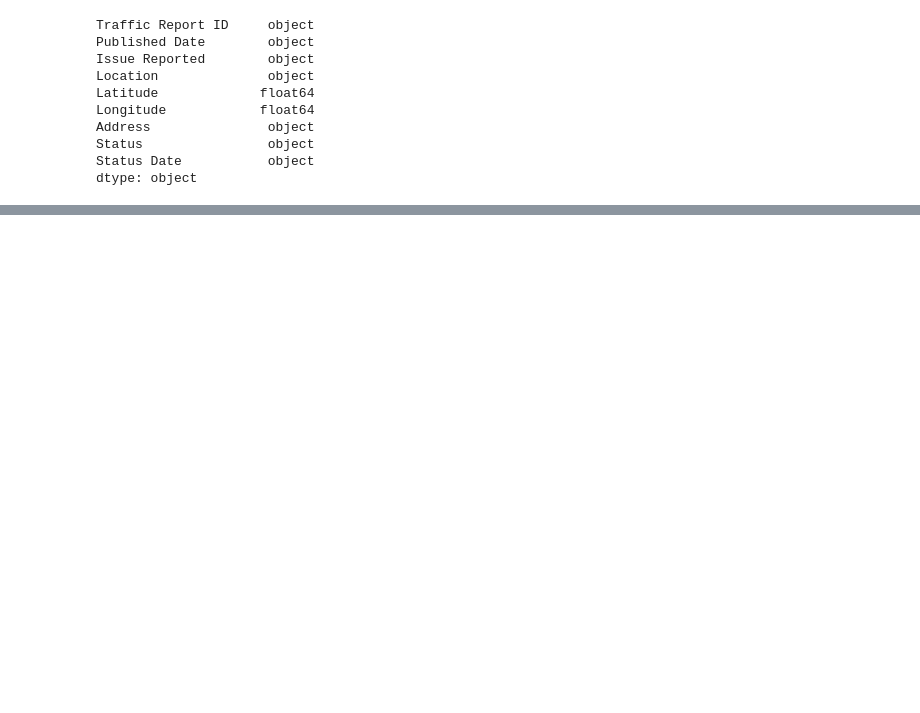
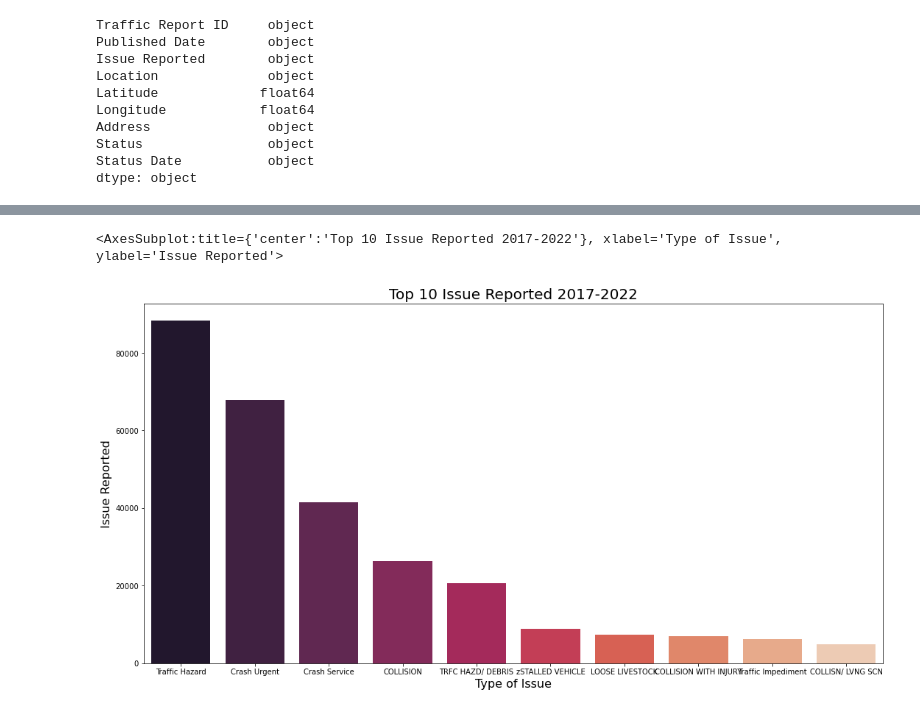
Before and after one commit to m3redithw/Austin-Realtime-Traffic-Incidents, a Jupyter notebook: eda.ipynb, the cells around one changed output, grey strips where cells are left out. Saved outputs shown, nothing was run; the diff lists cells and outputs as text; code cells hidden in the pictures; blank space fills up the shorter version.

```diff
--- a/eda.ipynb
+++ b/eda.ipynb
@@ -43,2 +47,4 @@ df.head()
 # %%
 df['Published Date'] = pd.to_datetime(df['Published Date'], infer_datetime_format=True)
+# %%
+df = df.set_index(df['Published Date'])
@@ -44,0 +79,3 @@ df['Published Date'] = pd.to_datetime(df['Published Date'], infer_datetime_forma
+# %%
+# Replace nulls with latitude and longitude
+df.Location.fillna("("+str(df.Latitude)+","+str(df.Longitude)+")", inplace = True)
@@ -44,0 +95,3 @@ df['Published Date'] = pd.to_datetime(df['Published Date'], infer_datetime_forma
+# %%
+# Drop the null values in latitude and longitude
+df = df.dropna(subset = ['Latitude', 'Longitude'])
@@ -44,0 +165,4 @@ df['Published Date'] = pd.to_datetime(df['Published Date'], infer_datetime_forma
+# %%
+# Put the top 10 issue and counts into a new dataframe
+issues = pd.DataFrame(df['Issue Reported'].value_counts().head(10))
+issues
@@ -44,0 +181,9 @@ df['Published Date'] = pd.to_datetime(df['Published Date'], infer_datetime_forma
+# %%
+plt.figure(figsize = (18,9))
+plt.xlabel('Type of Issue', fontsize = 16)
+plt.ylabel('No. of Issue', fontsize = 16)
+plt.title('Top 10 Issue Reported 2017-2022', fontsize = 20)
+sns.barplot(x=issues.index,y=issues['Issue Reported'], palette = 'rocket')
+# %% [output]
+<AxesSubplot:title={'center':'Top 10 Issue Reported 2017-2022'}, xlabel='Type of Issue', ylabel='Issue Reported'>
+[figure, added]
```
Also changed, not shown: parts of 20 cells of this notebook.
